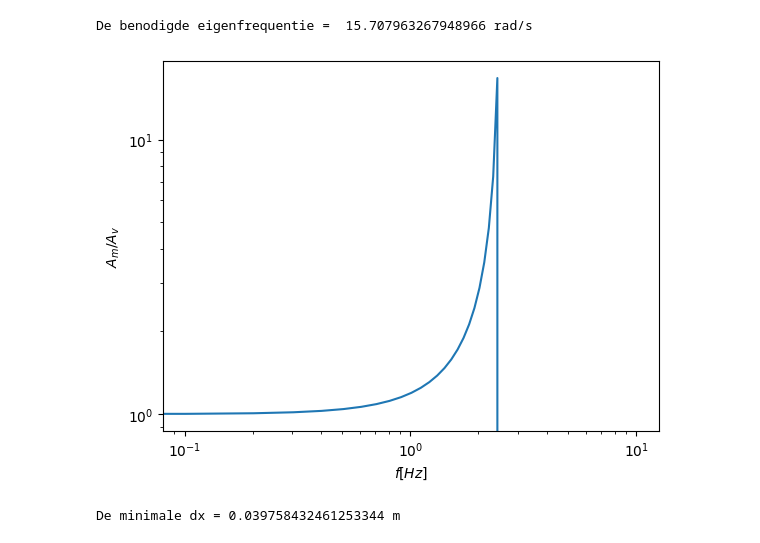
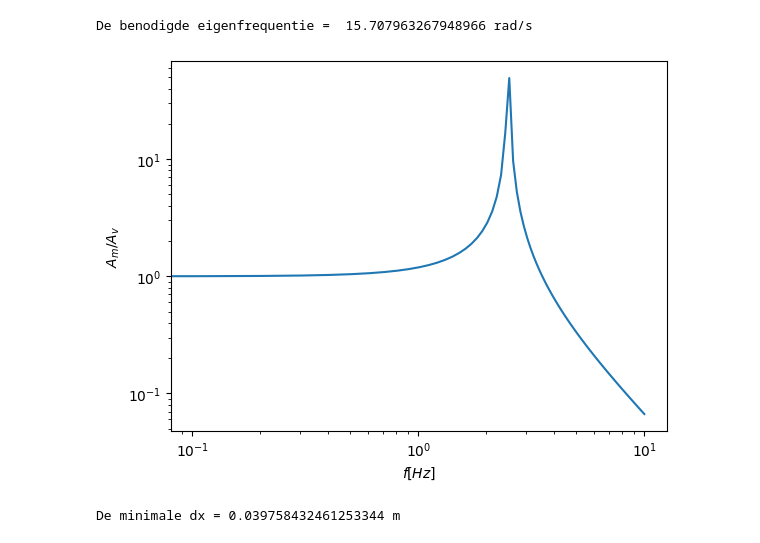
Before and after one commit to HugoRuttenTU/opdrachten-DEF-D, a Jupyter notebook: FysiekeOntwerpopdrachten/5MaakEenOpstellingTrillingsvrij/Ontwerpopdracht5MaakEenOpstellingTrillingsvrijInvulTemplate.ipynb, the cells around one changed output. Drawn from its saved outputs; the diff is of its cells as text; code cells hidden in the pictures.

Commit message:
plots

```diff
--- a/FysiekeOntwerpopdrachten/5MaakEenOpstellingTrillingsvrij/Ontwerpopdracht5MaakEenOpstellingTrillingsvrijInvulTemplate.ipynb
+++ b/FysiekeOntwerpopdrachten/5MaakEenOpstellingTrillingsvrij/Ontwerpopdracht5MaakEenOpstellingTrillingsvrijInvulTemplate.ipynb
@@ -57,16 +57,16 @@ De benodigde eigenfrequentie =  15.707963267948966 rad/s
 # %%
 # Voeg hier je plot in.
 
 def formule(f):
     omega_0 = np.sqrt(((10*np.pi)**2)/4)
-    return 1 / (1-((2*np.pi * f)**2)/(omega_0 **2))
+    return np.abs(1 / (1-((2*np.pi * f)**2)/(omega_0 **2)))
 f_rand = np.linspace(0, 10, 100)
 plt.loglog(f_rand, formule(f_rand))
 plt.ylabel('$A_m / A_v$')
 plt.xlabel("$f [Hz]$")
 plt.show()
 # %% [output]
-[figure, old version]
+[figure, new version]
 # %%
 # Bereken hier de minimale Delta-x waarbij je aan de eis van de opdracht voldoet.
 # w_0 = sqrt(g/dx), hieruit volgt:
```
Also changed, not shown: parts of 2 cells of this notebook.
